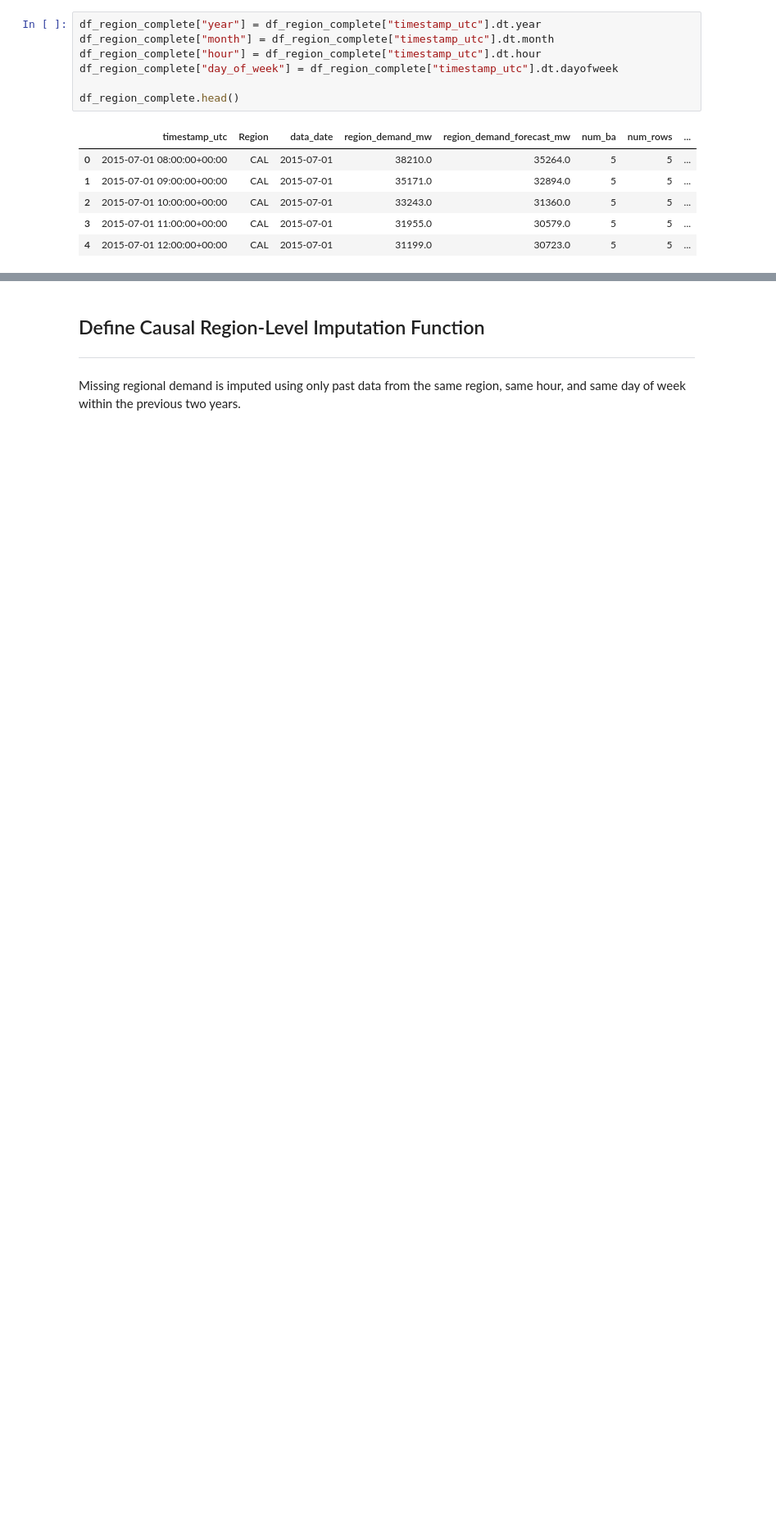
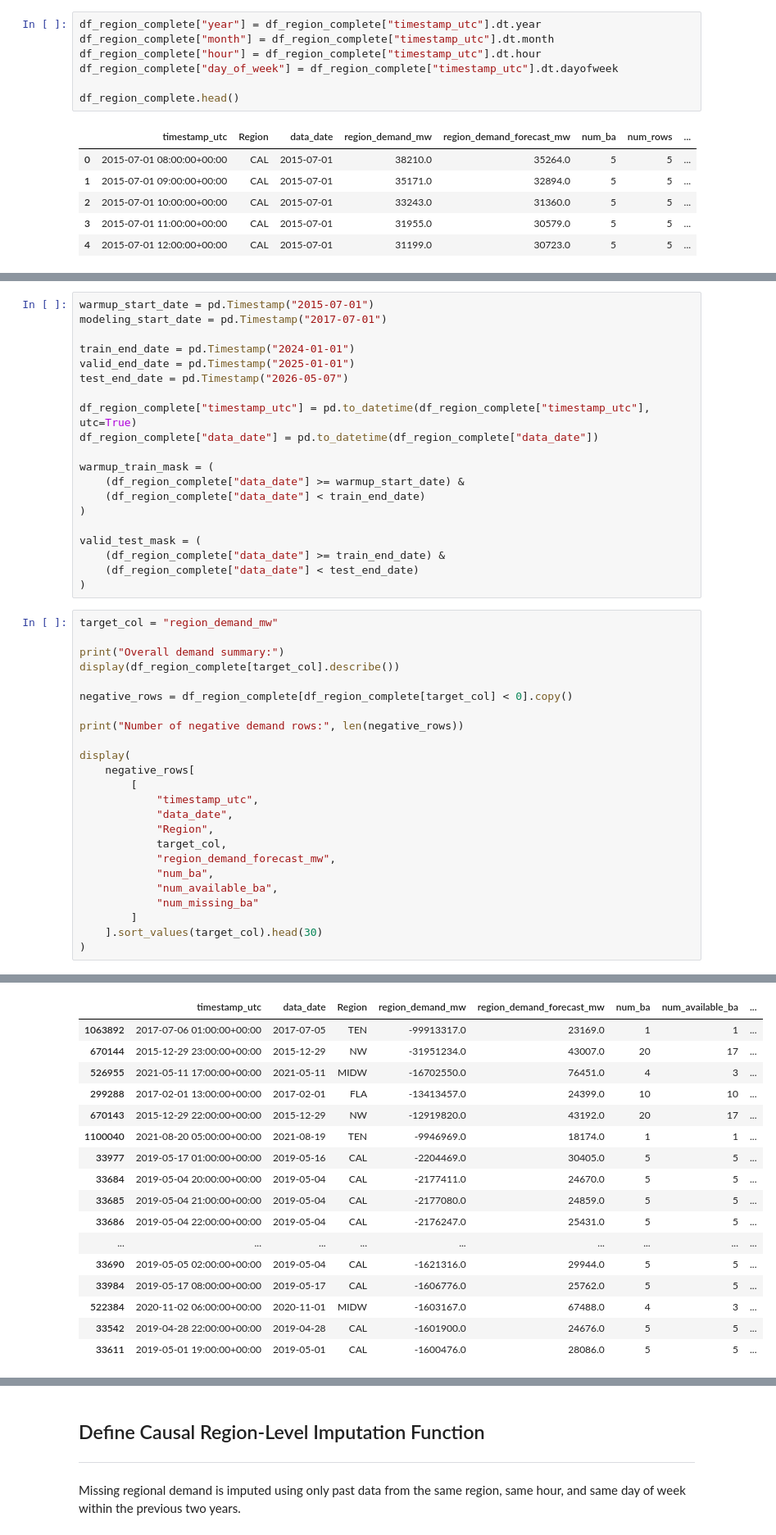
Before and after one commit to SuryaAbdillah/MLBD_DataAcquisiton, a Jupyter notebook: Electricity_EDA.ipynb, the cells around one changed output, grey strips where cells are left out. Shown at 82% size. Drawn from its saved outputs; the diff is of its cells as text; blank space fills up the shorter version.

```diff
--- a/Electricity_EDA.ipynb
+++ b/Electricity_EDA.ipynb
@@ -301,0 +304,45 @@ df_region_complete.head()
+# %%
+warmup_start_date = pd.Timestamp("2015-07-01")
+modeling_start_date = pd.Timestamp("2017-07-01")
+
+train_end_date = pd.Timestamp("2024-01-01")
+valid_end_date = pd.Timestamp("2025-01-01")
+test_end_date = pd.Timestamp("2026-05-07")
+
+df_region_complete["timestamp_utc"] = pd.to_datetime(df_region_complete["timestamp_utc"], utc=True)
+df_region_complete["data_date"] = pd.to_datetime(df_region_complete["data_date"])
+
+warmup_train_mask = (
+    (df_region_complete["data_date"] >= warmup_start_date) &
+    (df_region_complete["data_date"] < train_end_date)
+)
+
+valid_test_mask = (
+    (df_region_complete["data_date"] >= train_end_date) &
+    (df_region_complete["data_date"] < test_end_date)
+)
+# %%
+target_col = "region_demand_mw"
+
+print("Overall demand summary:")
+display(df_region_complete[target_col].describe())
+
+negative_rows = df_region_complete[df_region_complete[target_col] < 0].copy()
+
+print("Number of negative demand rows:", len(negative_rows))
+
+display(
+    negative_rows[
+        [
+            "timestamp_utc",
+            "data_date",
+            "Region",
+            target_col,
+            "region_demand_forecast_mw",
+            "num_ba",
+            "num_available_ba",
+            "num_missing_ba"
+        ]
+    ].sort_values(target_col).head(30)
+)
+# %% [output]
@@ -301,0 +360,17 @@ df_region_complete.head()
+|  | timestamp_utc | data_date | Region | region_demand_mw | region_demand_forecast_mw | num_ba | num_available_ba | ... |
+| 1063892 | 2017-07-06 01:00:00+00:00 | 2017-07-05 | TEN | -99913317.0 | 23169.0 | 1 | 1 | ... |
+| 670144 | 2015-12-29 23:00:00+00:00 | 2015-12-29 | NW | -31951234.0 | 43007.0 | 20 | 17 | ... |
+| 526955 | 2021-05-11 17:00:00+00:00 | 2021-05-11 | MIDW | -16702550.0 | 76451.0 | 4 | 3 | ... |
+| 299288 | 2017-02-01 13:00:00+00:00 | 2017-02-01 | FLA | -13413457.0 | 24399.0 | 10 | 10 | ... |
+| 670143 | 2015-12-29 22:00:00+00:00 | 2015-12-29 | NW | -12919820.0 | 43192.0 | 20 | 17 | ... |
+| 1100040 | 2021-08-20 05:00:00+00:00 | 2021-08-19 | TEN | -9946969.0 | 18174.0 | 1 | 1 | ... |
+| 33977 | 2019-05-17 01:00:00+00:00 | 2019-05-16 | CAL | -2204469.0 | 30405.0 | 5 | 5 | ... |
+| 33684 | 2019-05-04 20:00:00+00:00 | 2019-05-04 | CAL | -2177411.0 | 24670.0 | 5 | 5 | ... |
+| 33685 | 2019-05-04 21:00:00+00:00 | 2019-05-04 | CAL | -2177080.0 | 24859.0 | 5 | 5 | ... |
+| 33686 | 2019-05-04 22:00:00+00:00 | 2019-05-04 | CAL | -2176247.0 | 25431.0 | 5 | 5 | ... |
+| ... | ... | ... | ... | ... | ... | ... | ... | ... |
+| 33690 | 2019-05-05 02:00:00+00:00 | 2019-05-04 | CAL | -1621316.0 | 29944.0 | 5 | 5 | ... |
+| 33984 | 2019-05-17 08:00:00+00:00 | 2019-05-17 | CAL | -1606776.0 | 25762.0 | 5 | 5 | ... |
+| 522384 | 2020-11-02 06:00:00+00:00 | 2020-11-01 | MIDW | -1603167.0 | 67488.0 | 4 | 3 | ... |
+| 33542 | 2019-04-28 22:00:00+00:00 | 2019-04-28 | CAL | -1601900.0 | 24676.0 | 5 | 5 | ... |
+| 33611 | 2019-05-01 19:00:00+00:00 | 2019-05-01 | CAL | -1600476.0 | 28086.0 | 5 | 5 | ... |
```
Also changed, not shown: parts of 12 cells of this notebook, 2 other files.
